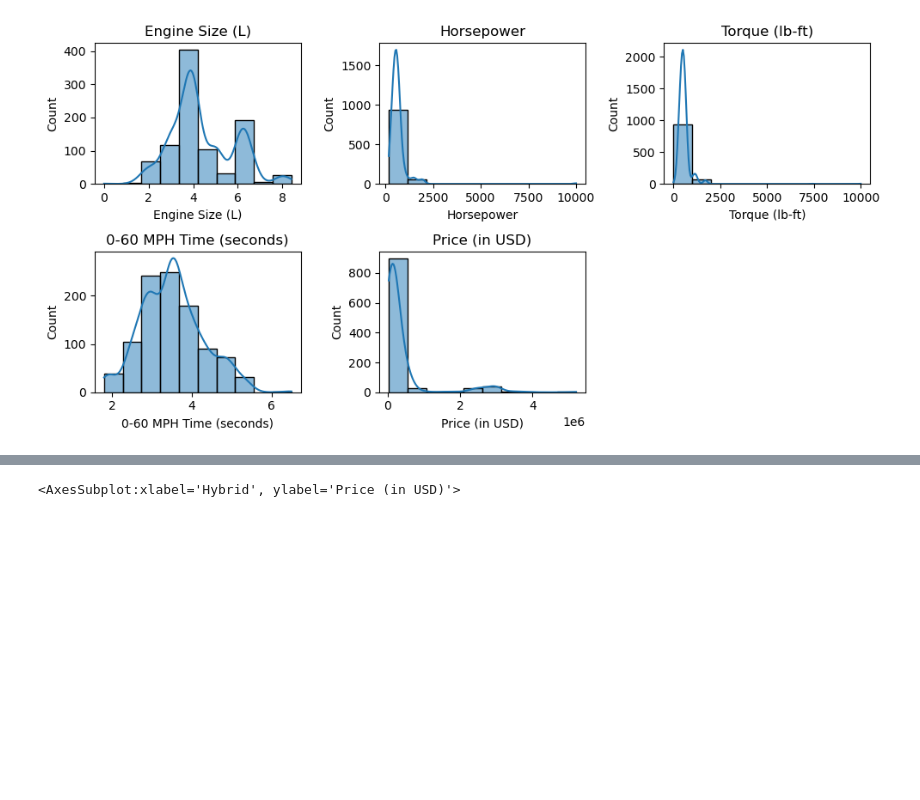
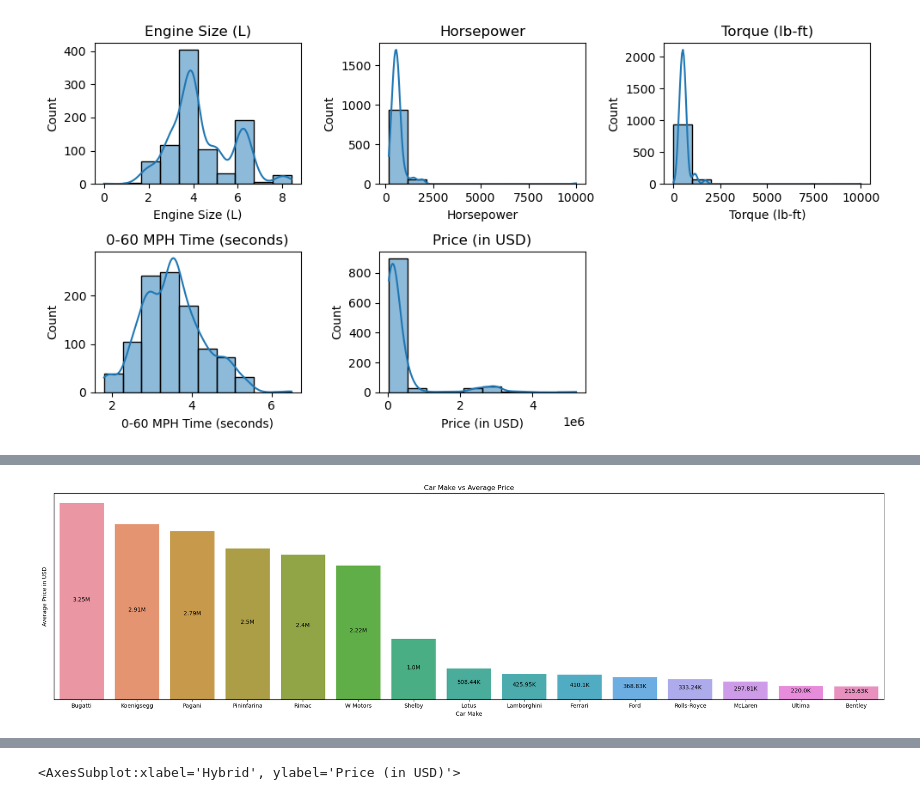
Before and after one commit to thomaschow0716/Sports_cars, a Jupyter notebook: Sports Cars.ipynb, the cells around one changed output, grey strips where cells are left out. Saved outputs shown, nothing was run; the diff lists cells and outputs as text; code cells hidden in the pictures; blank space fills up the shorter version.

```diff
--- a/Sports Cars.ipynb
+++ b/Sports Cars.ipynb
@@ -183,0 +191,22 @@ plt.show()
+# %%
+def vertical_plot(col):
+    plt.figure(figsize=(21, 6))
+    df = pd.DataFrame(sports_cars.groupby([col]).agg({'Price (in USD)': ['mean', 'count']}))
+    df = df.sort_values(by=('Price (in USD)','mean'), ascending=False).head(15)
+    ax = sns.barplot(data=df, x=df.index, y=('Price (in USD)','mean'))
+    ax.set(yticklabels = [], title = f'{col} vs Average Price', ylabel='Average Price in USD')
+    ax.tick_params(left=False)
+
+
+    for i in range(0,15):
+        if df['Price (in USD)']['mean'][i] > 999999:
+            mean = str(round(df['Price (in USD)']['mean'][i]/1000000,2)) + 'M'
+        else:
+            mean = str(round(df['Price (in USD)']['mean'][i]/1000,2)) + 'K'
+        ax.text(i, df['Price (in USD)']['mean'][i]/2, mean ,ha='center')
+    plt.tight_layout()
+    plt.show()
+
+vertical_plot('Car Make')
+# %% [output]
+[figure, added]
```
Also changed, not shown: parts of 3 cells of this notebook.
